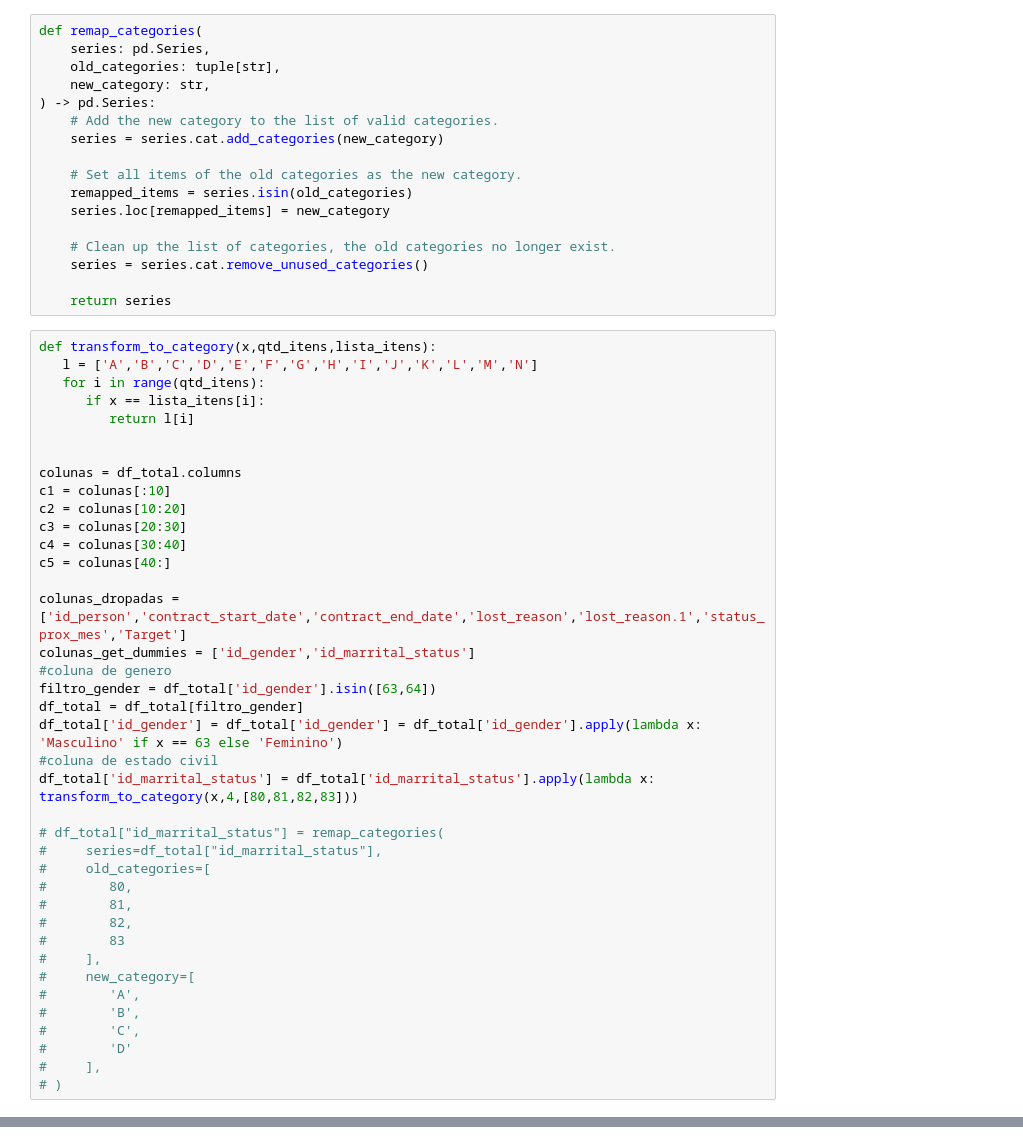
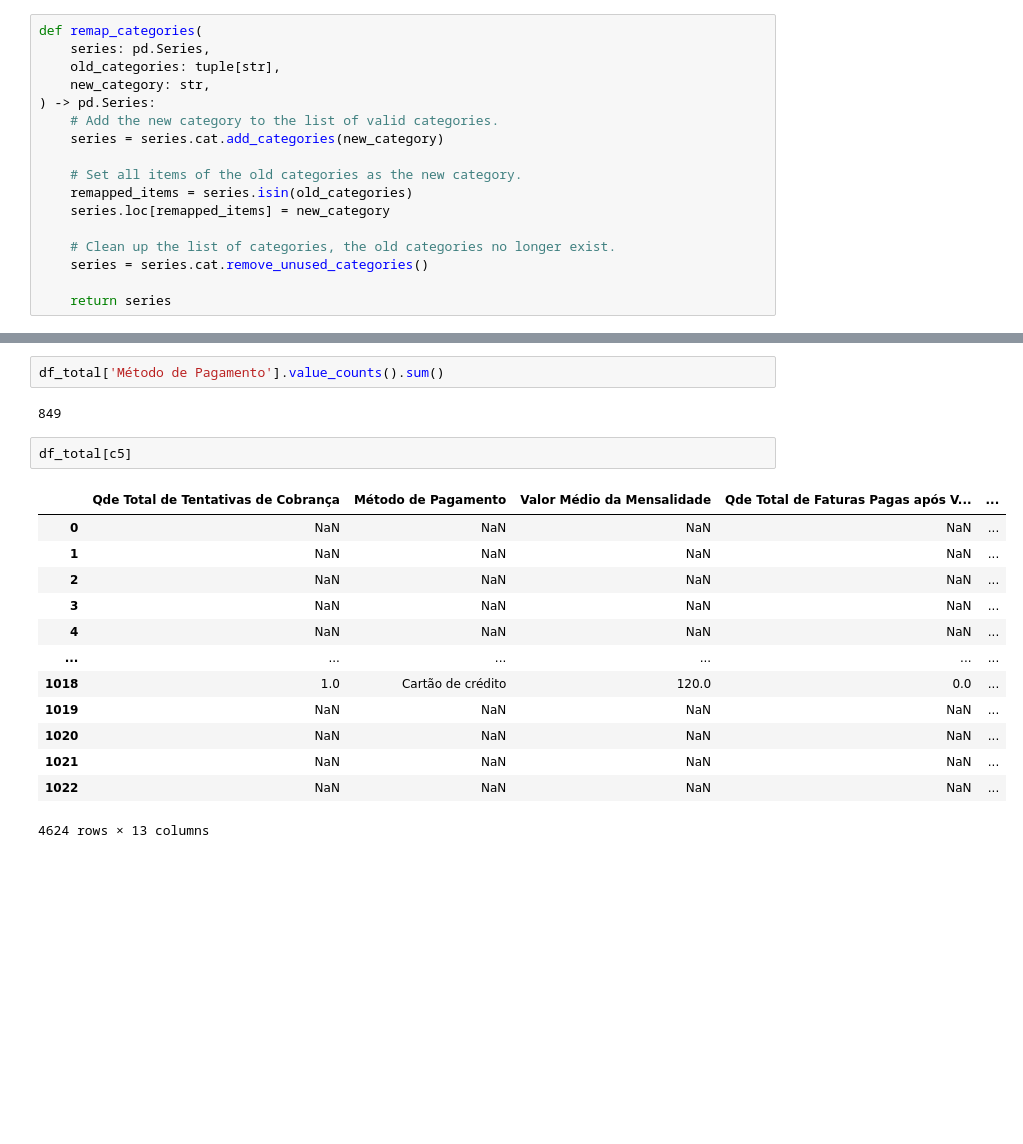
Before and after one commit to leoscarlato/deploy-sprint, a Jupyter notebook: notebooks/tratamento_dos_dados.ipynb, the cells around one changed output, grey strips where cells are left out. Drawn from its saved outputs; the diff is of its cells as text; blank space fills up the shorter version.

```diff
--- a/notebooks/tratamento_dos_dados.ipynb
+++ b/notebooks/tratamento_dos_dados.ipynb
@@ -505,42 +505,3 @@ def remap_categories(
     series = series.cat.remove_unused_categories()
 
     return series
-# %%
-def transform_to_category(x,qtd_itens,lista_itens):
-   l = ['A','B','C','D','E','F','G','H','I','J','K','L','M','N']
-   for i in range(qtd_itens):
-      if x == lista_itens[i]:
-         return l[i]
-
-
-colunas = df_total.columns
-c1 = colunas[:10]
-c2 = colunas[10:20]
-c3 = colunas[20:30]
-c4 = colunas[30:40]
-c5 = colunas[40:]
-
-colunas_dropadas = ['id_person','contract_start_date','contract_end_date','lost_reason','lost_reason.1','status_prox_mes','Target']
-colunas_get_dummies = ['id_gender','id_marrital_status']
-#coluna de genero
-filtro_gender = df_total['id_gender'].isin([63,64])
-df_total = df_total[filtro_gender]
-df_total['id_gender'] = df_total['id_gender'] = df_total['id_gender'].apply(lambda x: 'Masculino' if x == 63 else 'Feminino')
-#coluna de estado civil
-df_total['id_marrital_status'] = df_total['id_marrital_status'].apply(lambda x: transform_to_category(x,4,[80,81,82,83]))
-
-# df_total["id_marrital_status"] = remap_categories(
-#     series=df_total["id_marrital_status"],
-#     old_categories=[
-#        80,
-#        81,
-#        82,
-#        83
-#     ],
-#     new_category=[
-#        'A',
-#        'B',
-#        'C',
-#        'D'
-#     ],
-# )
@@ -546,0 +586,20 @@ df_total['id_marrital_status'] = df_total['id_marrital_status'].apply(lambda x:
+# %%
+df_total['Método de Pagamento'].value_counts().sum()
+# %% [output]
+849
+# %%
+df_total[c5]
+# %% [output]
+|  | Qde Total de Tentativas de Cobrança | Método de Pagamento | Valor Médio da Mensalidade | Qde Total de Faturas Pagas após V... | ... |
+| 0 | NaN | NaN | NaN | NaN | ... |
+| 1 | NaN | NaN | NaN | NaN | ... |
+| 2 | NaN | NaN | NaN | NaN | ... |
+| 3 | NaN | NaN | NaN | NaN | ... |
+| 4 | NaN | NaN | NaN | NaN | ... |
+| ... | ... | ... | ... | ... | ... |
+| 1018 | 1.0 | Cartão de crédito | 120.0 | 0.0 | ... |
+| 1019 | NaN | NaN | NaN | NaN | ... |
+| 1020 | NaN | NaN | NaN | NaN | ... |
+| 1021 | NaN | NaN | NaN | NaN | ... |
+| 1022 | NaN | NaN | NaN | NaN | ... |
+4624 rows × 13 columns
```
Also changed, not shown: parts of 9 cells of this notebook, 1 other file.
